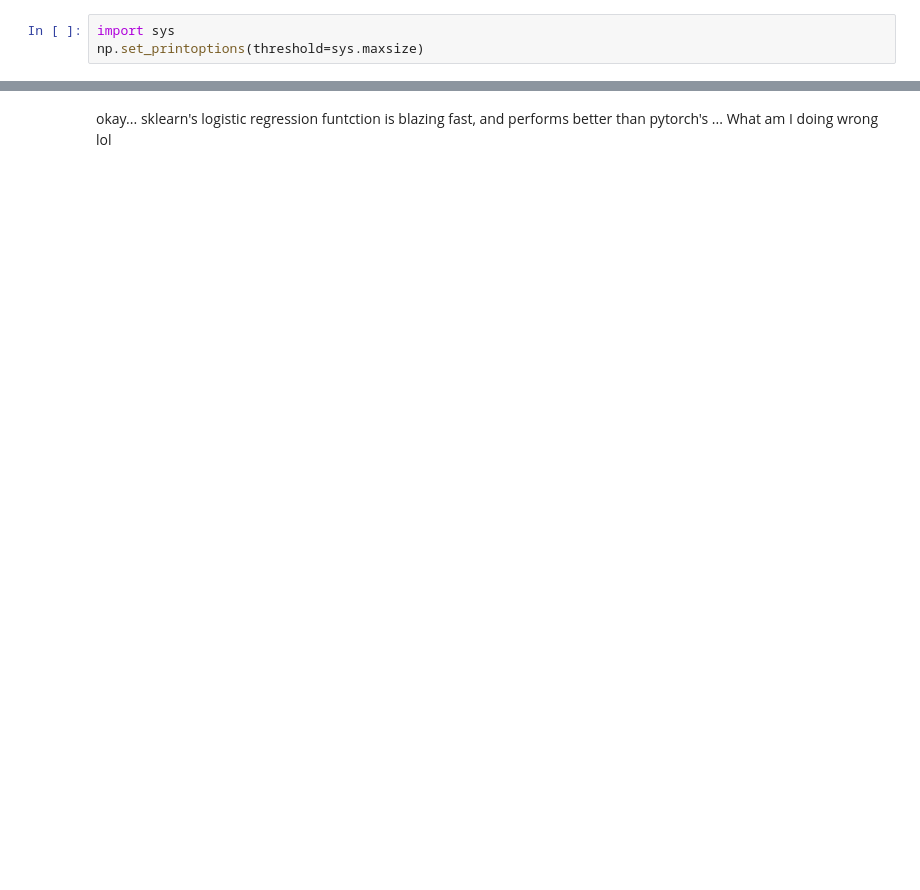
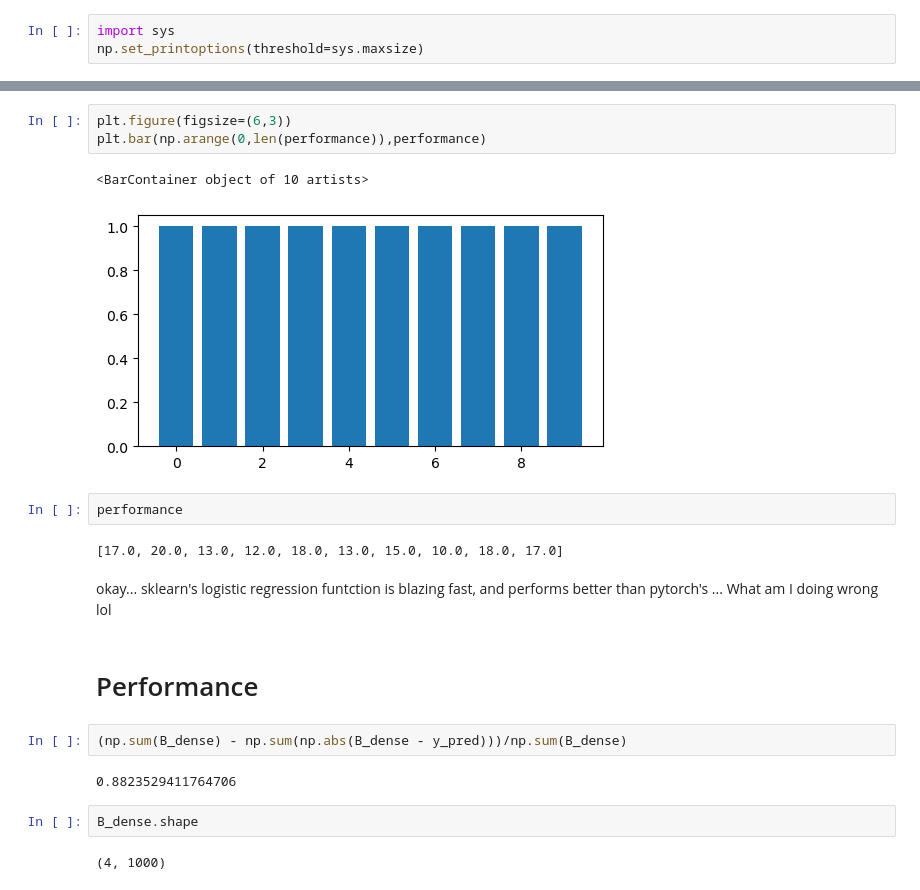
Before and after one commit to CosmicSurgery/thesis_notebooks, a Jupyter notebook: 2023.06.22 - Testing the limits of Logistic Regression on detecting spiking motifs/2023.06.22 - Injecting some noise, basic test.ipynb, the cells around one changed output, grey strips where cells are left out. Cells and saved outputs as stored; diff of their text form; blank space fills up the shorter version.

```diff
--- a/2023.06.22 - Testing the limits of Logistic Regression on detecting spiking motifs/2023.06.22 - Injecting some noise, basic test.ipynb
+++ b/2023.06.22 - Testing the limits of Logistic Regression on detecting spiking motifs/2023.06.22 - Injecting some noise, basic test.ipynb
@@ -311,2 +144,22 @@ plt.show()
+# %%
+plt.figure(figsize=(6,3))
+plt.bar(np.arange(0,len(performance)),performance)
+# %% [output]
+<BarContainer object of 10 artists>
+[figure, added]
+# %%
+performance
+# %% [output]
+[17.0, 20.0, 13.0, 12.0, 18.0, 13.0, 15.0, 10.0, 18.0, 17.0]
 # %% [markdown]
 okay... sklearn's logistic regression funtction is blazing fast, and performs better than pytorch's ... What am I doing wrong lol
+# %% [markdown]
+# Performance
+# %%
+(np.sum(B_dense) - np.sum(np.abs(B_dense - y_pred)))/np.sum(B_dense)
+# %% [output]
+0.8823529411764706
+# %%
+B_dense.shape
+# %% [output]
+(4, 1000)
```
Also changed, not shown: parts of 41 cells of this notebook.
